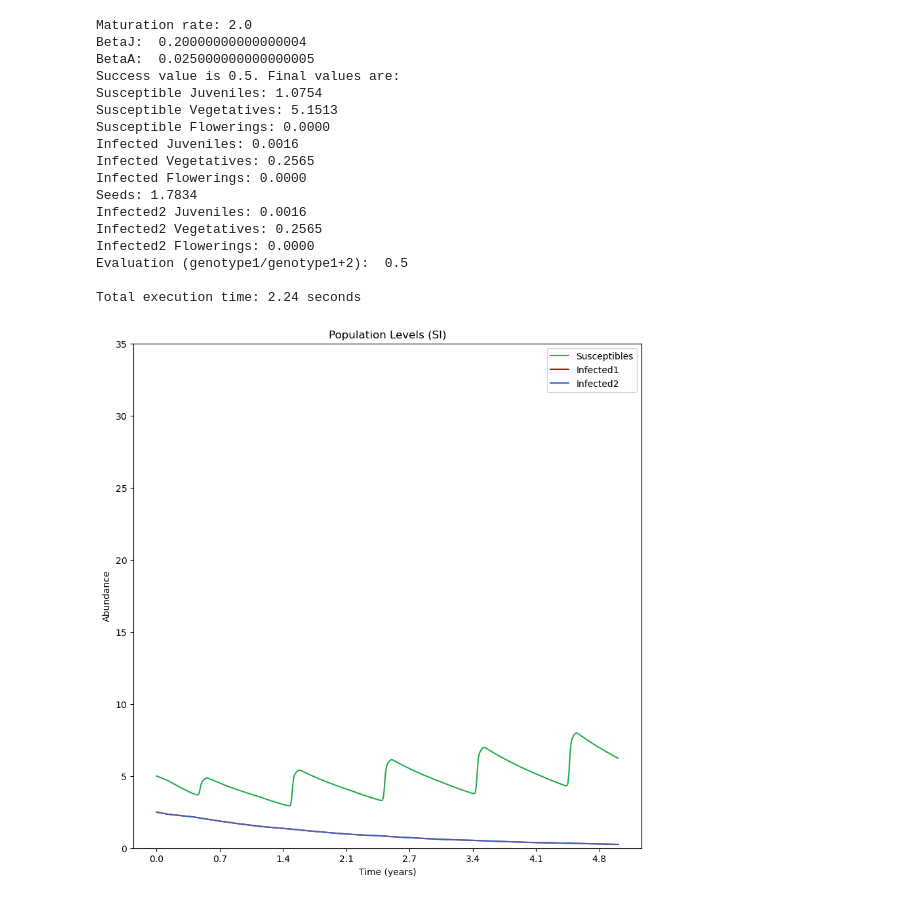
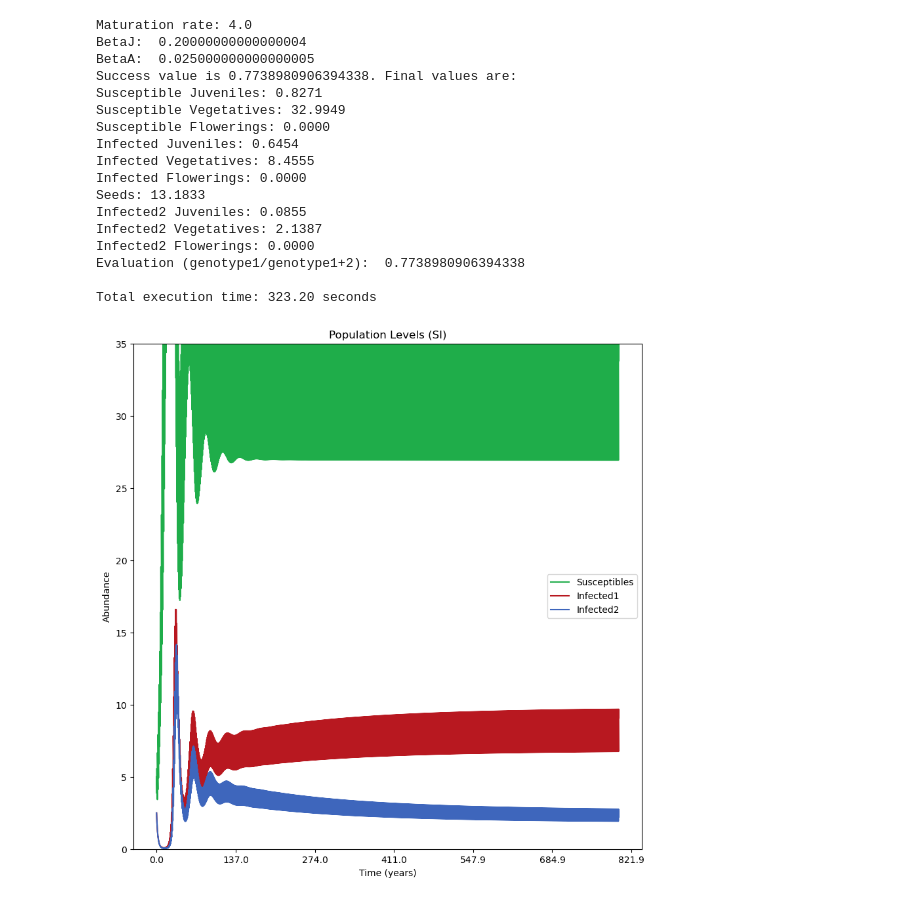
Before and after one commit to bds062/Host-Pathogen-Evolutionary-Dynamics-Model, a Jupyter notebook: call_functions.ipynb, the cells around one changed output. Cells and saved outputs as stored; diff of their text form; code cells hidden in the pictures.

```diff
--- a/call_functions.ipynb
+++ b/call_functions.ipynb
@@ -50,43 +50,43 @@ Total execution time: 209.32 seconds
 param1_values = np.linspace(0, 365, 5)
 param2_values = np.linspace(0, 365, 5)
 
 
 
-model = Model(maturity=2/365, t = (0, 365 * 5), germination_time = 182.5, Bj = 0.2 / 365, infected_time=91.25, infected_time2=91.25)
+model = Model(maturity=4/365, t = (0, 365 * 800), germination_time = 182.5, Bj = 0.2 / 365, infected_time=268.9473684210526, infected_time2=153.68421052631578)
 graph_model = GraphModel(model)
 # raster_model = RasterModel(model, 'infected_time', 'infected_time2', param1_values, param2_values)
 
 print("Maturation rate:", model.maturity*365)
 print("BetaJ: ", model.Bj*365)
 print("BetaA: ", model.Bv*365)
 
 
 start_time = time.time()
 graph_model.graph()
 print("Evaluation (genotype1/genotype1+2): ", model.evaluate(model.solution))
 # raster_model.sweep_1d(param_num=1)
 # raster_model.plot_1d()
 # raster_model.raster()  # Uses all 8 cores automatically
 end_time = time.time()
 print(f"\nTotal execution time: {end_time - start_time:.2f} seconds")
 
 # raster_model.plot_heatmap()
 # %% [output]
-Maturation rate: 2.0
+Maturation rate: 4.0
 BetaJ:  0.20000000000000004
 BetaA:  0.025000000000000005
-Success value is 0.5. Final values are:
-Susceptible Juveniles: 1.0754
-Susceptible Vegetatives: 5.1513
+Success value is 0.7738980906394338. Final values are:
+Susceptible Juveniles: 0.8271
+Susceptible Vegetatives: 32.9949
 Susceptible Flowerings: 0.0000
-Infected Juveniles: 0.0016
-Infected Vegetatives: 0.2565
+Infected Juveniles: 0.6454
+Infected Vegetatives: 8.4555
 Infected Flowerings: 0.0000
-Seeds: 1.7834
-Infected2 Juveniles: 0.0016
-Infected2 Vegetatives: 0.2565
+Seeds: 13.1833
+Infected2 Juveniles: 0.0855
+Infected2 Vegetatives: 2.1387
 Infected2 Flowerings: 0.0000
-Evaluation (genotype1/genotype1+2):  0.5
+Evaluation (genotype1/genotype1+2):  0.7738980906394338
 
-Total execution time: 2.24 seconds
+Total execution time: 323.20 seconds
-[figure, old version]
+[figure, new version]
```
Also changed, not shown: parts of 3 cells of this notebook, 1 other file.
